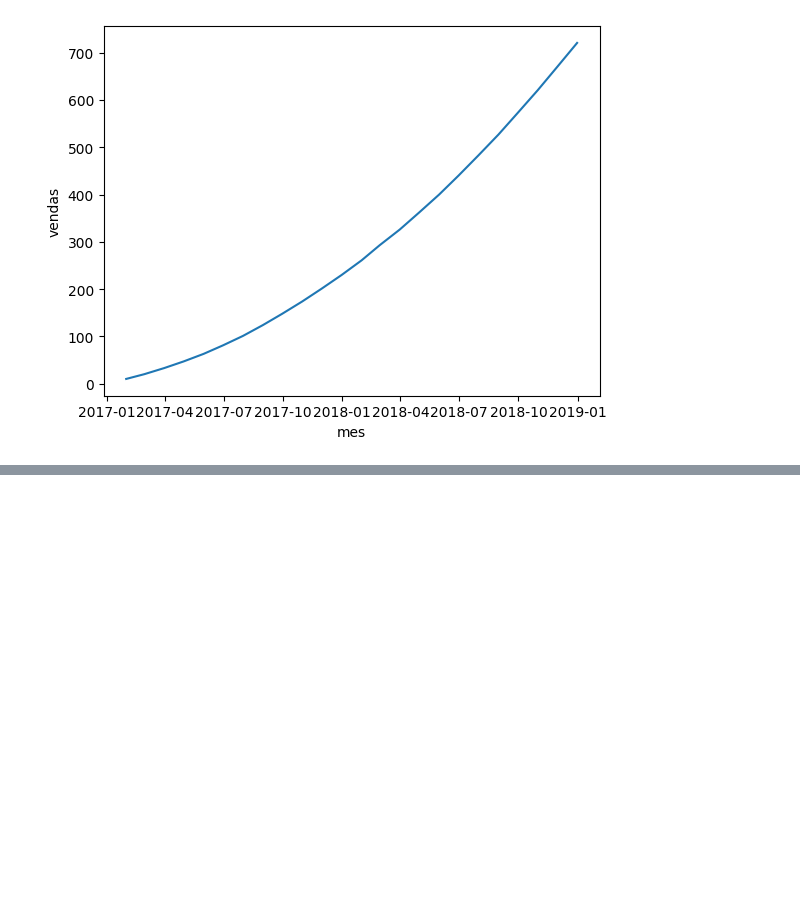
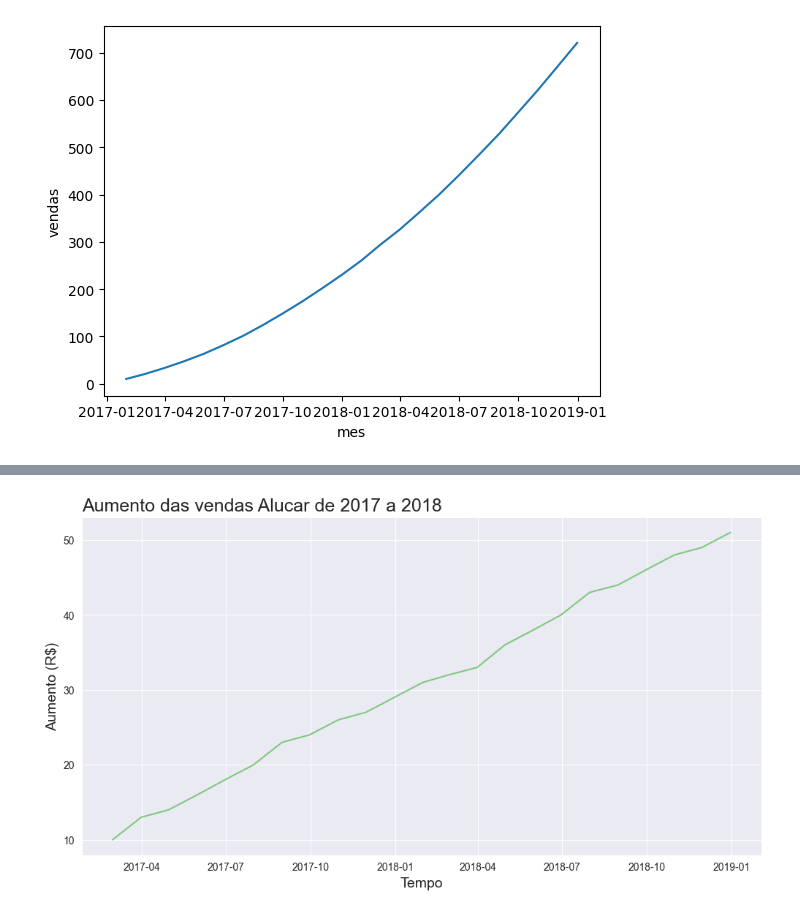
Before and after one commit to bdpcampos/datascience, a Jupyter notebook: Cursos Data Science/7 - Data Science - analise de series temporais/notebook_do_curso_Time_Series.ipynb, the cells around one changed output, grey strips where cells are left out. Cells and saved outputs as stored; diff of their text form; code cells hidden in the pictures; blank space fills up the shorter version.

```diff
--- a/Cursos Data Science/7 - Data Science - analise de series temporais/notebook_do_curso_Time_Series.ipynb
+++ b/Cursos Data Science/7 - Data Science - analise de series temporais/notebook_do_curso_Time_Series.ipynb
@@ -89,0 +170,26 @@ sns.lineplot(
+# %%
+def plotar(x, y, dataset, titulo, labelx, labely):
+    grafico = sns.lineplot(
+    x= x,
+    y= y,
+    data= dataset
+    )
+
+    sns.set_palette('Accent')
+    sns.set_style('darkgrid')
+
+    grafico.figure.set_size_inches(12,6)
+    grafico.set_title(titulo, loc= 'left', fontsize= 18)
+    grafico.set_xlabel(labelx, fontsize= 14)
+    grafico.set_ylabel(labely, fontsize= 14)
+
+    grafico
+# %%
+plotar(x='mes',
+       y='aumento',
+       dataset=dados_alucar,
+        titulo='Aumento das vendas Alucar de 2017 a 2018',
+        labelx='Tempo',
+        labely='Aumento (R$)')
+# %% [output]
+[figure, added]
```
Also changed, not shown: parts of 16 cells of this notebook.
